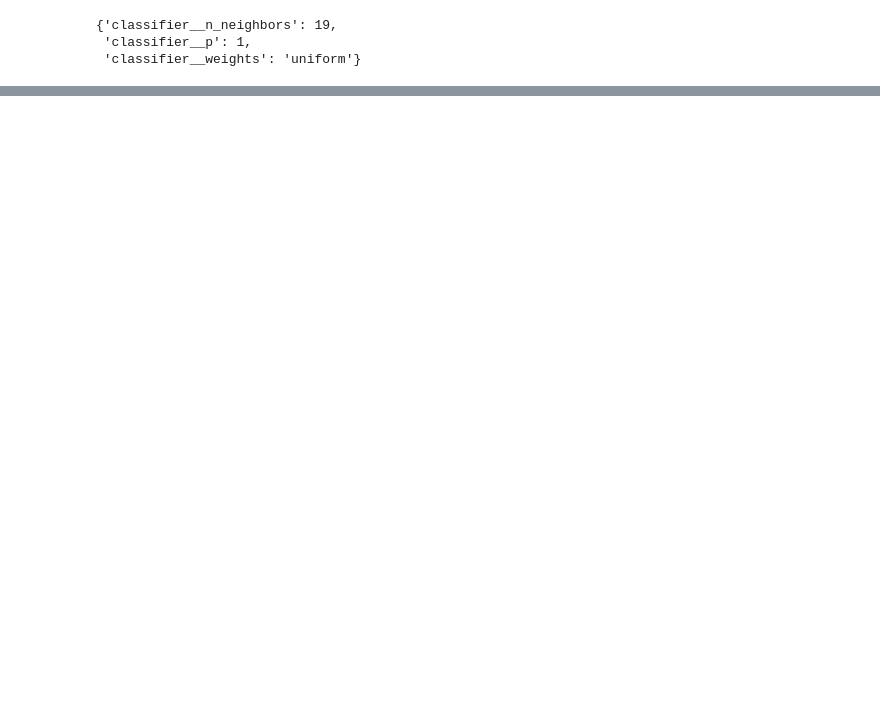
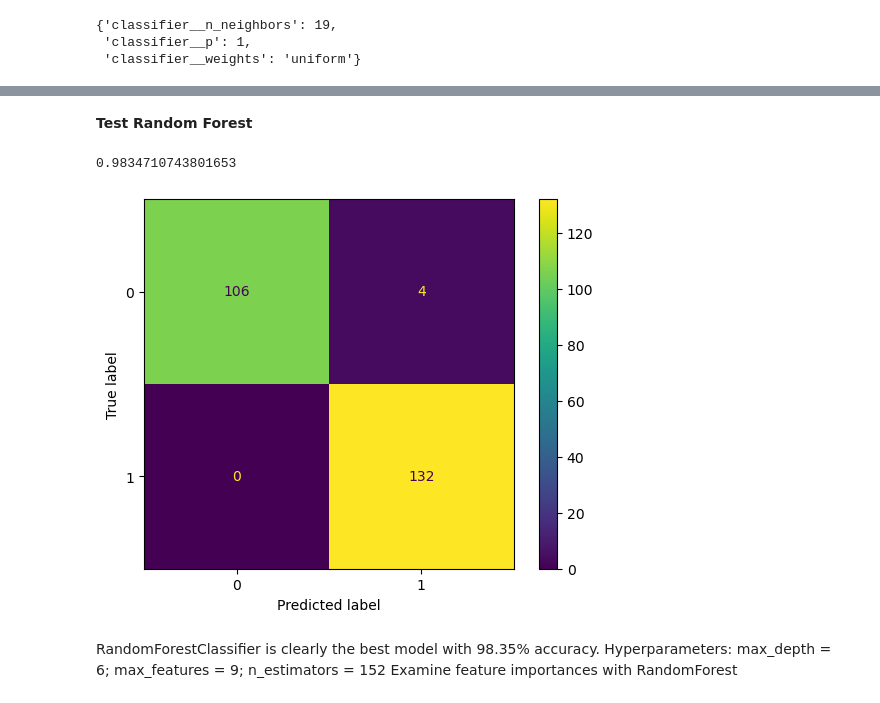
Before and after one commit to applewu265/PythonML_Projects, a Jupyter notebook: Heart_Disease_Prediction/cvd_predictions.ipynb, the cells around one changed output, grey strips where cells are left out. Cells and saved outputs as stored; diff of their text form; code cells hidden in the pictures; blank space fills up the shorter version.

```diff
--- a/Heart_Disease_Prediction/cvd_predictions.ipynb
+++ b/Heart_Disease_Prediction/cvd_predictions.ipynb
@@ -271,0 +312,17 @@ disp.plot()
+# %% [markdown]
+**Test Random Forest**
+# %%
+best_forest = forest_rand_search.best_estimator_
+forest_predictions = best_forest.predict(X_test)
+forest_cm = confusion_matrix(y_test, forest_predictions)
+forest_disp = ConfusionMatrixDisplay(confusion_matrix = forest_cm)
+forest_disp.plot()
+accuracy_score(y_test, forest_predictions)
+# %% [output]
+0.9834710743801653
+[figure, added]
+# %% [markdown]
+RandomForestClassifier is clearly the best model with 98.35% accuracy.
+Hyperparameters:
+max_depth = 6; max_features = 9; n_estimators = 152
+Examine feature importances with RandomForest
```
Also changed, not shown: parts of 21 cells of this notebook.
